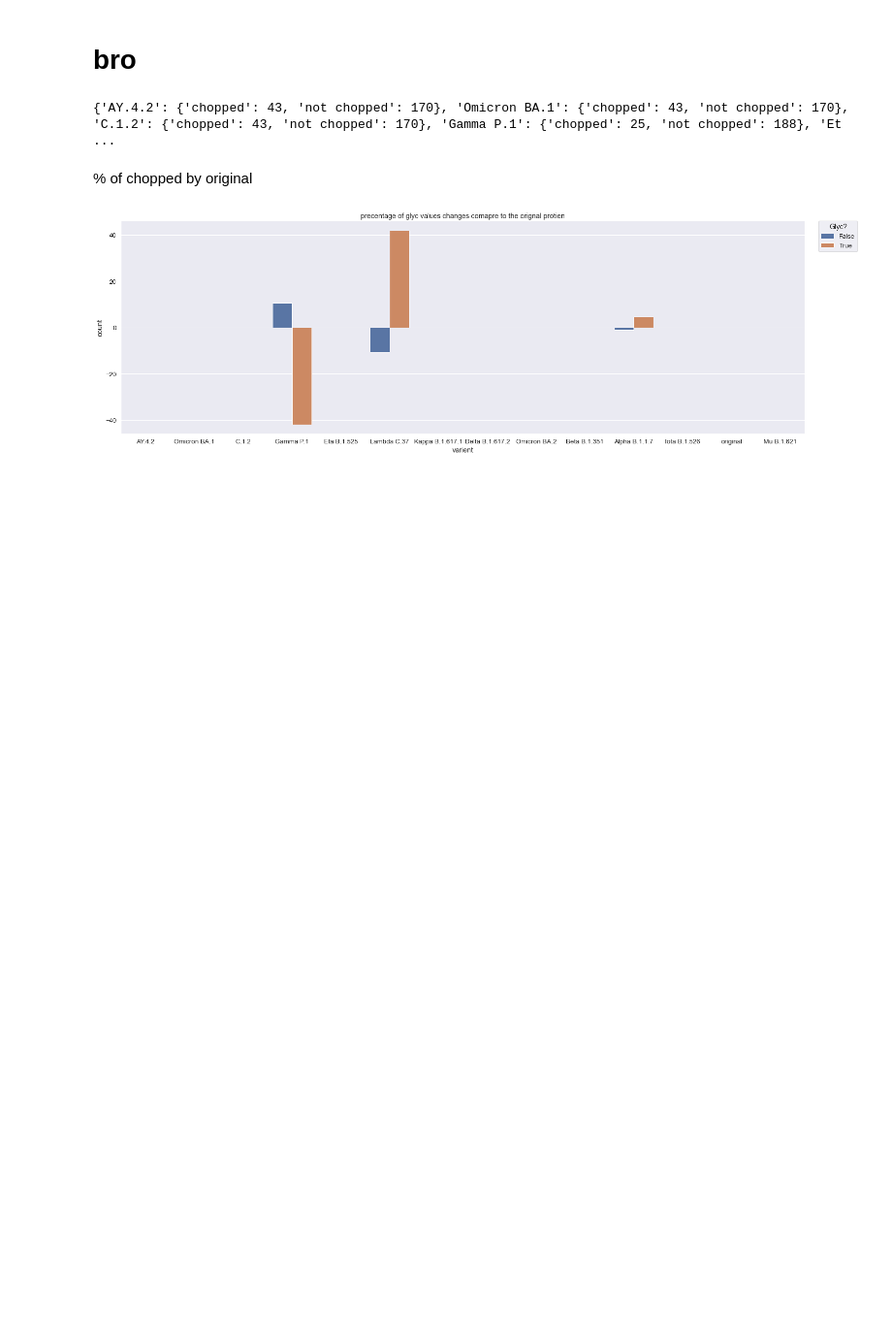
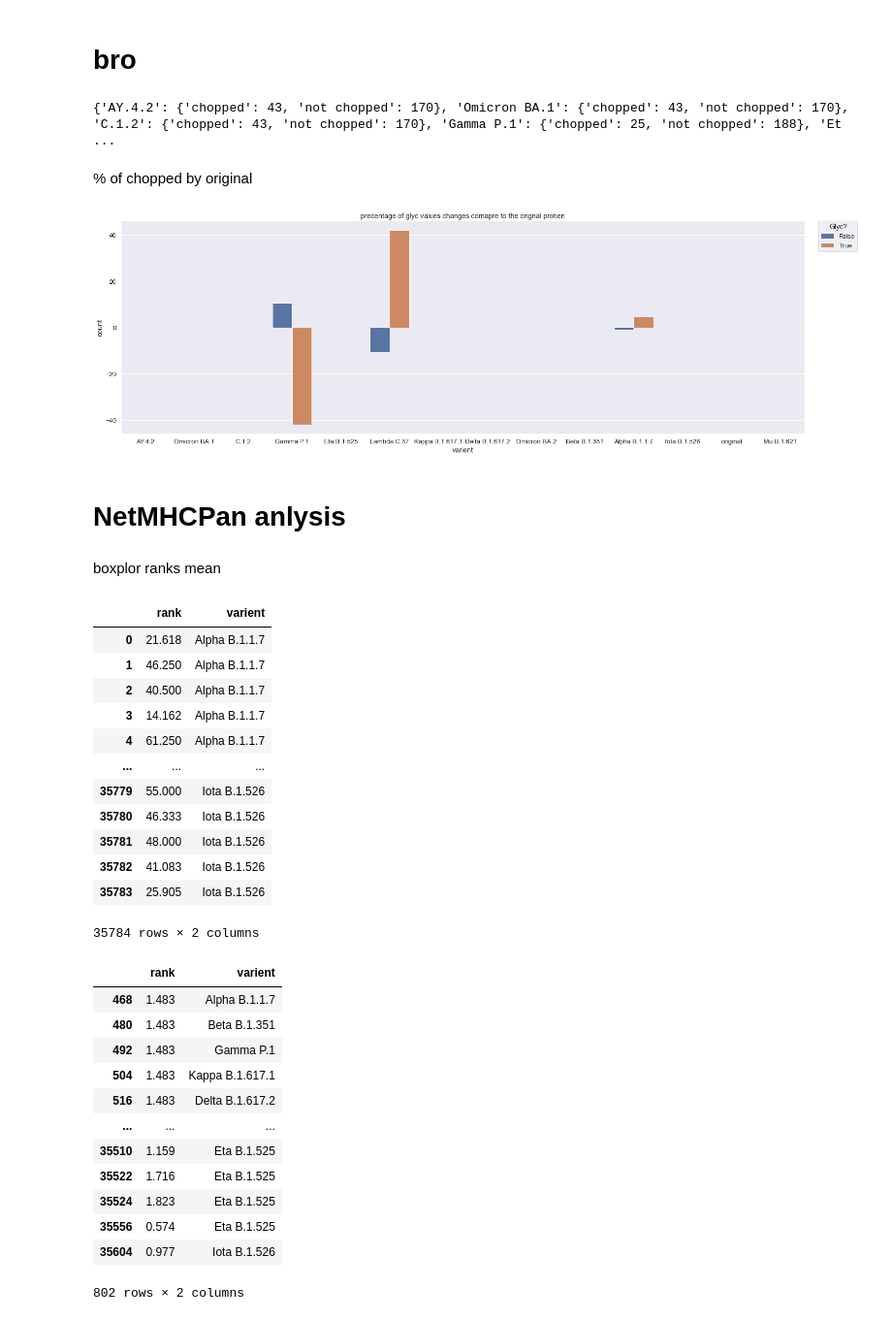
Before and after one commit to itaybroder/mutation_pipline, a Jupyter notebook: analysis/main.ipynb, the cells around one changed output. Shown: that part at 97% size. Drawn from its saved outputs; the diff is of its cells as text; code cells hidden in the pictures; blank space fills up the shorter version.

```diff
--- a/analysis/main.ipynb
+++ b/analysis/main.ipynb
@@ -123,3 +129,7 @@ plt.legend(bbox_to_anchor=(1.02, 1), loc='upper left', borderaxespad=0, title="G
 plt.savefig("plots/glyc-varient.png", dpi=500, bbox_inches='tight')
 # %% [output]
 [figure]
+# %% [markdown]
+# NetMHCPan anlysis
+# %% [markdown]
+boxplor ranks mean
@@ -125,0 +138,41 @@ plt.savefig("plots/glyc-varient.png", dpi=500, bbox_inches='tight')
+# %%
+new_list = []
+for i, row in filtered_df.iterrows():
+    tmp_list = []
+    for mhc_type in MHC_TYPES:
+        #tmp_list.append(row[mhc_type])
+        new_list.append([row[mhc_type], row["varient"]])
+
+
+cols = ["rank", "varient"]
+box_df = pd.DataFrame(new_list, columns=cols)
+binders_df = box_df[box_df["rank"] <=2]
+display(box_df)
+display(binders_df)
+# %% [output]
+|  | rank | varient |
+| 0 | 21.618 | Alpha B.1.1.7 |
+| 1 | 46.250 | Alpha B.1.1.7 |
+| 2 | 40.500 | Alpha B.1.1.7 |
+| 3 | 14.162 | Alpha B.1.1.7 |
+| 4 | 61.250 | Alpha B.1.1.7 |
+| ... | ... | ... |
+| 35779 | 55.000 | Iota B.1.526 |
+| 35780 | 46.333 | Iota B.1.526 |
+| 35781 | 48.000 | Iota B.1.526 |
+| 35782 | 41.083 | Iota B.1.526 |
+| 35783 | 25.905 | Iota B.1.526 |
+35784 rows × 2 columns
+|  | rank | varient |
+| 468 | 1.483 | Alpha B.1.1.7 |
+| 480 | 1.483 | Beta B.1.351 |
+| 492 | 1.483 | Gamma P.1 |
+| 504 | 1.483 | Kappa B.1.617.1 |
+| 516 | 1.483 | Delta B.1.617.2 |
+| ... | ... | ... |
+| 35510 | 1.159 | Eta B.1.525 |
+| 35522 | 1.716 | Eta B.1.525 |
+| 35524 | 1.823 | Eta B.1.525 |
+| 35556 | 0.574 | Eta B.1.525 |
+| 35604 | 0.977 | Iota B.1.526 |
+802 rows × 2 columns
```
Also changed, not shown: parts of 9 cells of this notebook, 3 other files.
